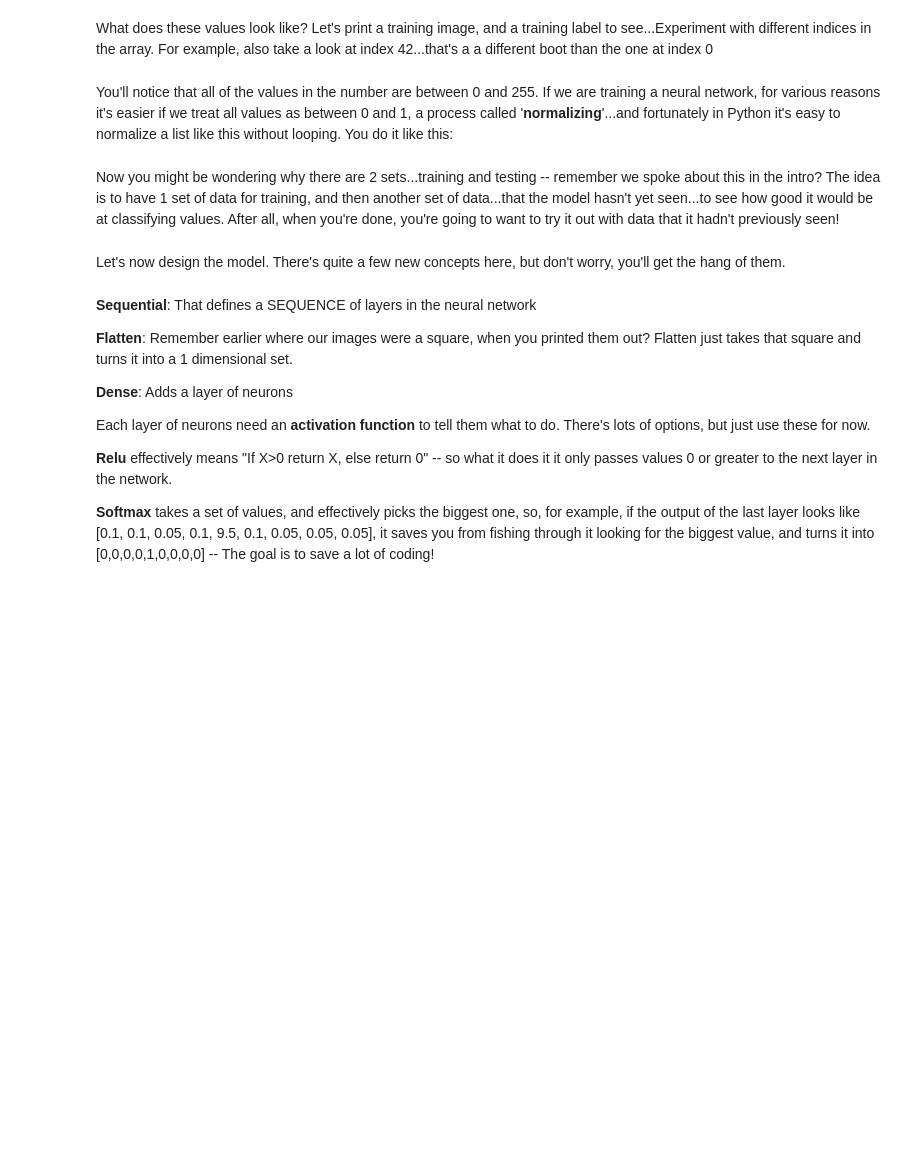
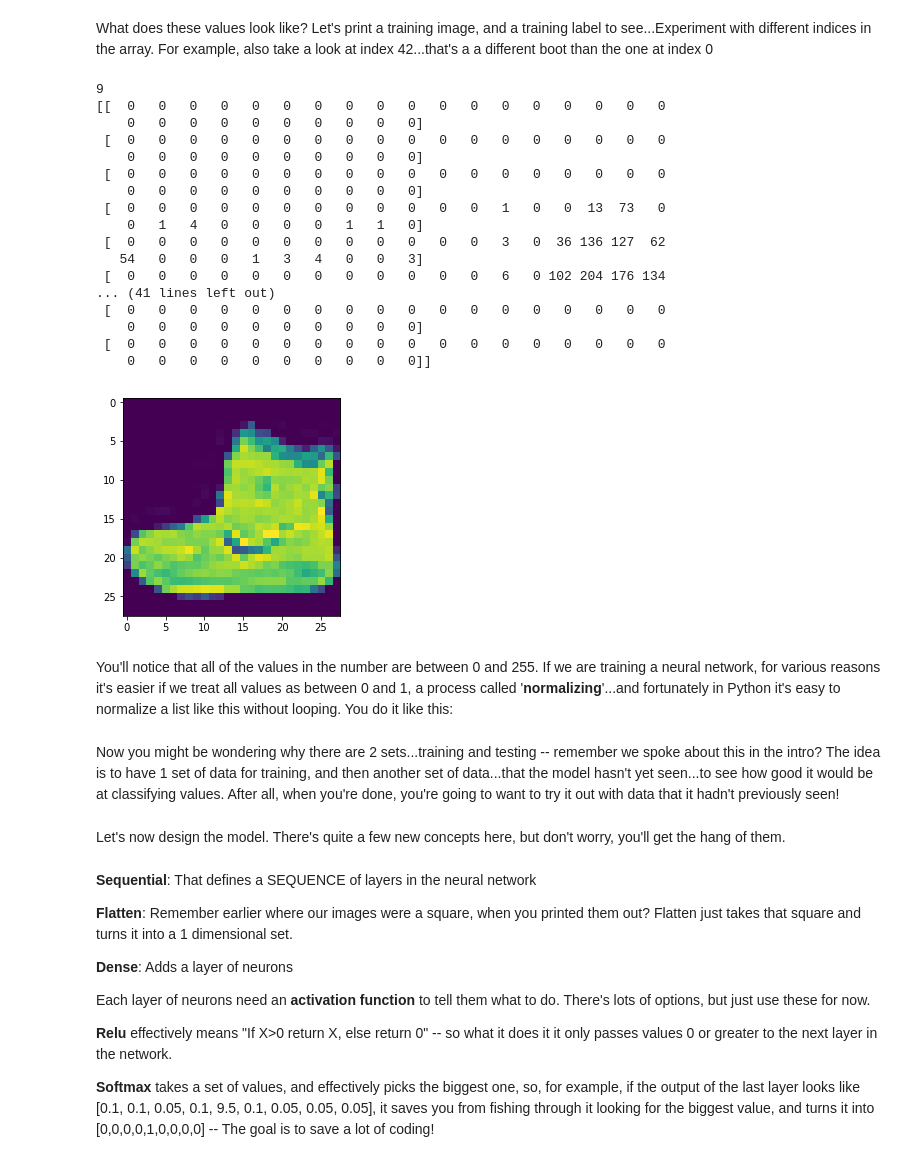
Before and after one commit to ghchinoy/ml-notebooks, a Jupyter notebook: Lab2_Computer_Vision_edited.ipynb, the cells around one changed output. Saved outputs shown, nothing was run; the diff lists cells and outputs as text; code cells hidden in the pictures; blank space fills up the shorter version.

```diff
--- a/Lab2_Computer_Vision_edited.ipynb
+++ b/Lab2_Computer_Vision_edited.ipynb
@@ -28,9 +42,29 @@ Calling load_data on this object will give you two sets of two lists, these will
 What does these values look like? Let's print a training image, and a training label to see...Experiment with different indices in the array. For example, also take a look at index 42...that's a a different boot than the one at index 0
 # %%
 import matplotlib.pyplot as plt
-plt.imshow(training_images[0])
-print(training_labels[0])
-print(training_images[0])
+i = 0
+plt.imshow(training_images[i])
+print(training_labels[i])
+print(training_images[i])
+# %% [output]
+9
+[[  0   0   0   0   0   0   0   0   0   0   0   0   0   0   0   0   0   0
+    0   0   0   0   0   0   0   0   0   0]
+ [  0   0   0   0   0   0   0   0   0   0   0   0   0   0   0   0   0   0
+    0   0   0   0   0   0   0   0   0   0]
+ [  0   0   0   0   0   0   0   0   0   0   0   0   0   0   0   0   0   0
+    0   0   0   0   0   0   0   0   0   0]
+ [  0   0   0   0   0   0   0   0   0   0   0   0   1   0   0  13  73   0
+    0   1   4   0   0   0   0   1   1   0]
+ [  0   0   0   0   0   0   0   0   0   0   0   0   3   0  36 136 127  62
+   54   0   0   0   1   3   4   0   0   3]
+ [  0   0   0   0   0   0   0   0   0   0   0   0   6   0 102 204 176 134
+... (41 lines left out)
+ [  0   0   0   0   0   0   0   0   0   0   0   0   0   0   0   0   0   0
+    0   0   0   0   0   0   0   0   0   0]
+ [  0   0   0   0   0   0   0   0   0   0   0   0   0   0   0   0   0   0
+    0   0   0   0   0   0   0   0   0   0]]
+[figure, added]
 # %% [markdown]
 You'll notice that all of the values in the number are between 0 and 255. If we are training a neural network, for various reasons it's easier if we treat all values as between 0 and 1, a process called '**normalizing**'...and fortunately in Python it's easy to normalize a list like this without looping. You do it like this:
 # %%
```
Also changed, not shown: parts of 2 cells of this notebook.
